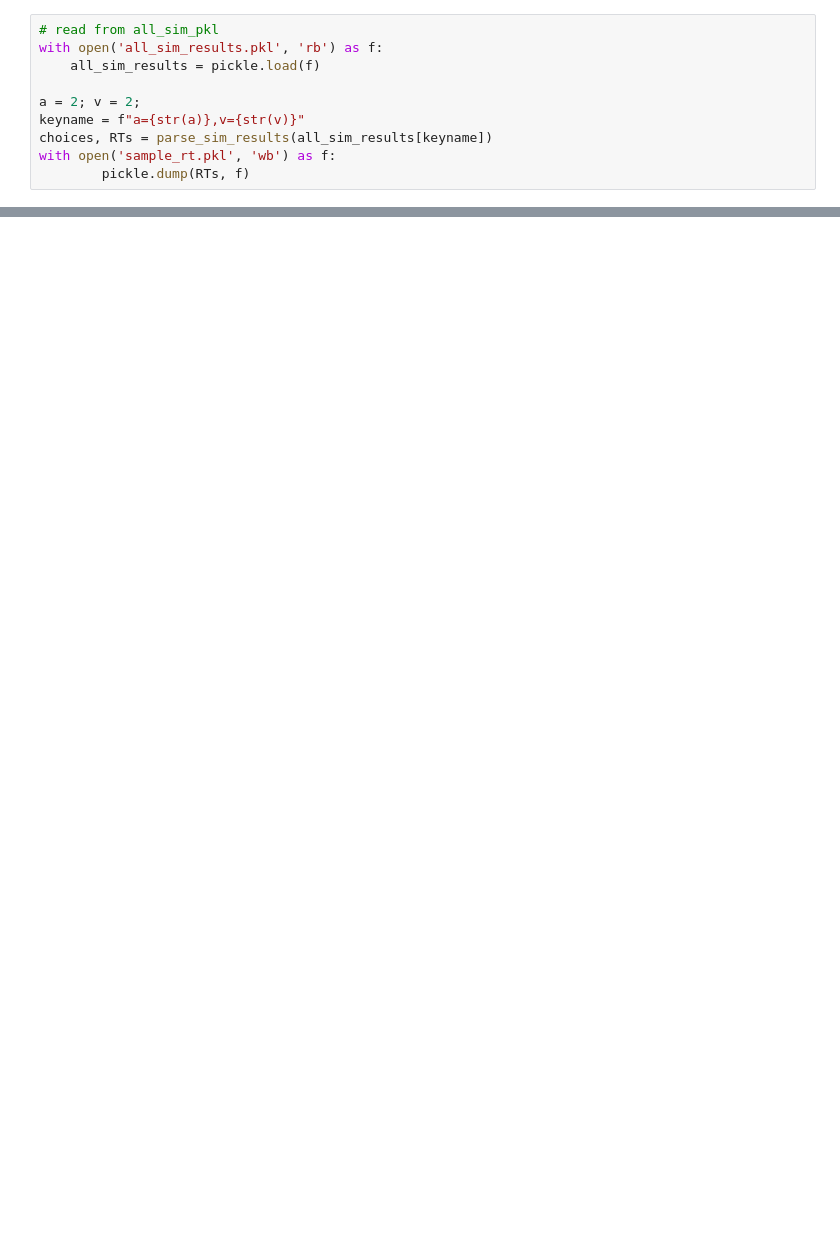
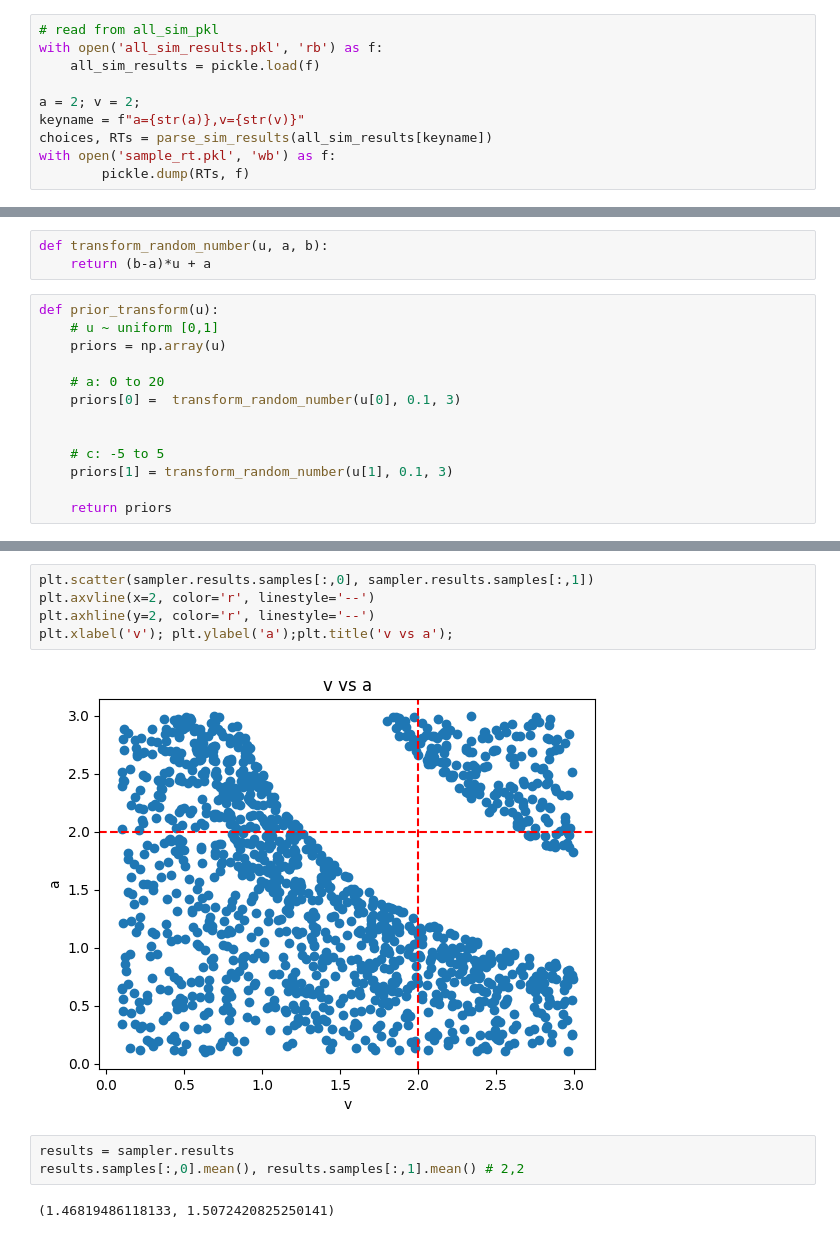
Before and after one commit to rakaar/ai_stats_notes, a Jupyter notebook: neural/ddm_ex23.ipynb, the cells around one changed output, grey strips where cells are left out. Saved outputs shown, nothing was run; the diff lists cells and outputs as text; blank space fills up the shorter version.

```diff
--- a/neural/ddm_ex23.ipynb
+++ b/neural/ddm_ex23.ipynb
@@ -136,0 +153,16 @@ vp.plot()
+# %%
+def transform_random_number(u, a, b):
+    return (b-a)*u + a
+# %%
+def prior_transform(u):
+    # u ~ uniform [0,1]
+    priors = np.array(u)
+
+    # a: 0 to 20
+    priors[0] =  transform_random_number(u[0], 0.1, 3)
+
+
+    # c: -5 to 5
+    priors[1] = transform_random_number(u[1], 0.1, 3)
+
+    return priors
@@ -136,0 +191,12 @@ vp.plot()
+# %%
+plt.scatter(sampler.results.samples[:,0], sampler.results.samples[:,1])
+plt.axvline(x=2, color='r', linestyle='--')
+plt.axhline(y=2, color='r', linestyle='--')
+plt.xlabel('v'); plt.ylabel('a');plt.title('v vs a');
+# %% [output]
+[figure, added]
+# %%
+results = sampler.results
+results.samples[:,0].mean(), results.samples[:,1].mean() # 2,2
+# %% [output]
+(1.46819486118133, 1.5072420825250141)
```
Also changed, not shown: parts of 17 cells of this notebook, 1 other file.
